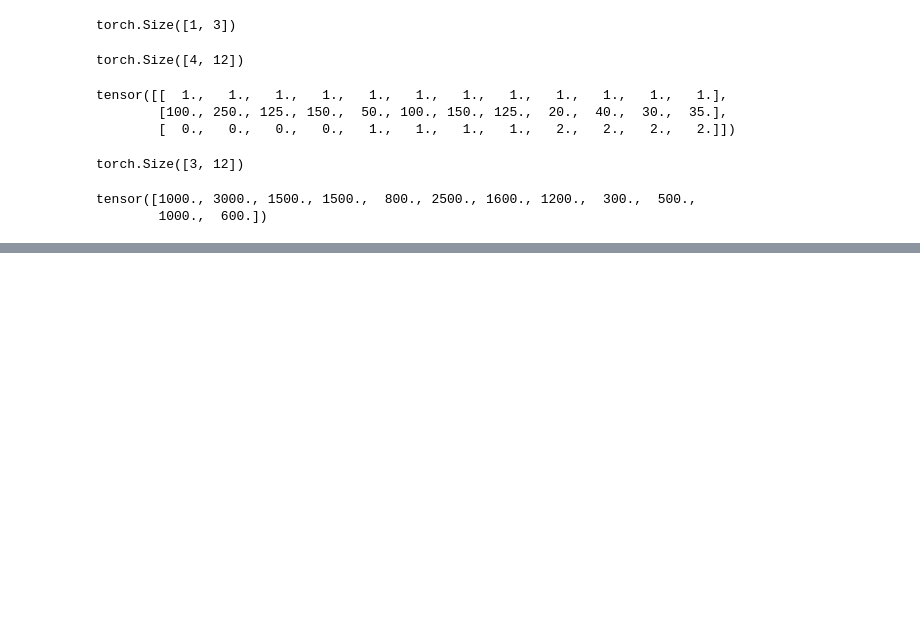
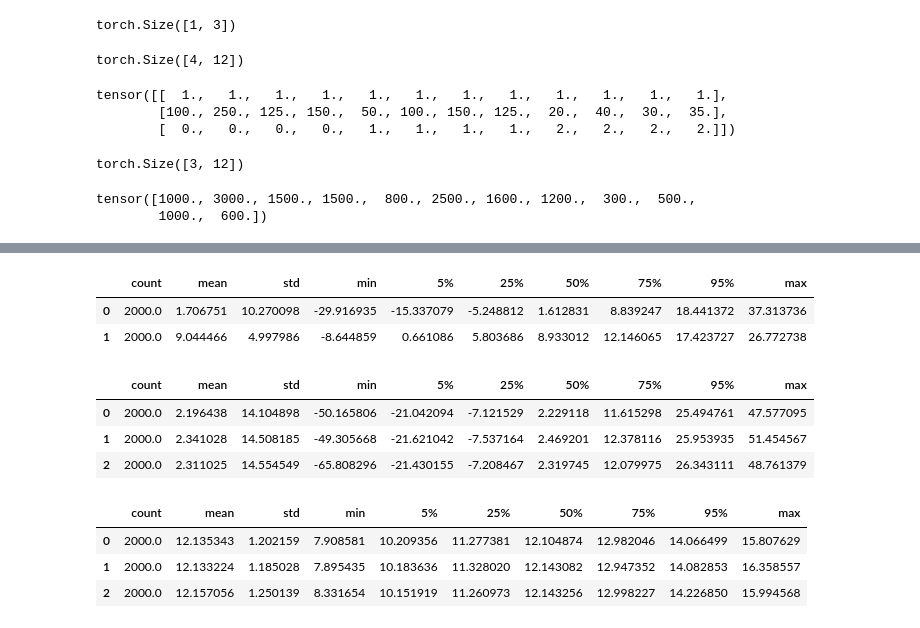
Before and after one commit to ageil/Probabilistic-Programming, a Jupyter notebook: model/SimpleModel.ipynb, the cells around one changed output, grey strips where cells are left out. Drawn from its saved outputs; the diff is of its cells as text; code cells hidden in the pictures; blank space fills up the shorter version.

Commit message:
vectorized simple model, loaded initial data

```diff
--- a/model/SimpleModel.ipynb
+++ b/model/SimpleModel.ipynb
@@ -89,44 +129,47 @@ def model(t_data, p_data, y):
     num_p_indeps -= 1 # The last p_indep is just the type.
 
     # construct necessary plates over each level
-    type_plate = pyro.plate("type", num_types)
-    post_plate = pyro.plate("post", num_posts)
-    t_indep_plate = pyro.plate("t_indep", num_t_indeps)
-    p_indep_plate = pyro.plate("p_indep", num_p_indeps)
+    type_plate = pyro.plate("type", num_types, dim=-1)
+    post_plate = pyro.plate("post", num_posts, dim=-1)
+    t_indep_plate = pyro.plate("t_indep", num_t_indeps, dim=-1)
+    p_indep_plate = pyro.plate("p_indep", num_p_indeps, dim=-2)
 
 
     # type-level regression variables (shared across all types)
     # one coef for each type-level indep var for each of num_p_indeps type-level regressions
     # each row are the coefficients for a different type-level regression
     # eta in proposal
-    type_level_coefs = torch.empty((num_p_indeps, num_t_indeps,)) # (2,1)
-    for pi in p_indep_plate:
-        for ti in t_indep_plate:
-            type_level_coefs[pi, ti] = pyro.sample(f"type_level_coef_{ti}_on_pi_{pi}", dist.Normal(0, 10))
+    eta = torch.empty((num_p_indeps, num_t_indeps,)) # (2,1)
+    with t_indep_plate as ti:
+        with p_indep_plate as pi:
+            eta[pi, ti] = pyro.sample("eta", dist.Normal(torch.zeros_like(eta), 10)).reshape(2)
 
 
     # Run a type-level regression for the coef on each post-level variable
     # phi in proposal
-    type_varying_post_level_coefs = torch.empty((num_p_indeps, num_types,)) # (2,3)
-    for pi in p_indep_plate:
-        for t in type_plate:
-            type_varying_post_level_coef_mu = torch.dot(type_level_coefs[pi,:], t_data[:,t])
+    phi = torch.empty((num_p_indeps, num_types,)) # (2,3)
+    with type_plate as t:
+        with p_indep_plate as pi:
+            phi_mu = torch.matmul(eta[pi,:], t_data[:,t])  # (num_p_indeps, num_t_indeps)   (num_t_indeps, num_types)
+            # phi_mu = torch.dot(eta[pi,:], t_data[:,t])
 
             # get the restulting type-varying post-level coefficient
-            type_varying_post_level_coefs[pi,t] = pyro.sample(f"type_{t}_post_level_coef_{pi}",
-                                                              dist.Normal(type_varying_post_level_coef_mu, 10.))
+            phi_prior = dist.Normal(phi_mu, 10. * torch.ones_like(phi_mu))
+            samp = pyro.sample("phi", phi_prior)
+            phi = samp
 
     # for each post, use the correct set of coefficients to run our post-level regression
-    for p in post_plate:
-        t = int(p_data[-1,p])
+    with post_plate as p:
+        t = p_data[-1,p].long()
 
-        coefs = type_varying_post_level_coefs[:,t] # phi for this post.
+        coefs = phi[:,t] # phi for this post.
         indeps = p_data[:-1,p] # indep vars for this post
         # calculate the mean
-        mu = torch.dot(coefs, indeps)
+        mu = torch.matmul(coefs.T, indeps)  # (num_p_indeps, 1).T  (num_p_indeps, num_posts)
+        # mu = torch.dot(coefs, indeps)
 
         # sample
-        pyro.sample(f"obs_{t}_{p}", dist.Normal(mu, 1000.), obs=y[p])
+        pyro.sample("obs", dist.Normal(mu, 1000.), obs=y[p])
 # %%
 # # x is a 3D tensor
 # def guide(t_data, p_data, y):
@@ -200,3 +253,26 @@ def summary_types(samples):
+# %%
+m = pd.DataFrame(hmc_samples['eta'][:,:,0])
+m.describe(percentiles=[.05, 0.25, 0.5, 0.75, 0.95]).transpose()
+# %% [output]
+|  | count | mean | std | min | 5% | 25% | 50% | 75% | 95% | max |
+| 0 | 2000.0 | 1.706751 | 10.270098 | -29.916935 | -15.337079 | -5.248812 | 1.612831 | 8.839247 | 18.441372 | 37.313736 |
+| 1 | 2000.0 | 9.044466 | 4.997986 | -8.644859 | 0.661086 | 5.803686 | 8.933012 | 12.146065 | 17.423727 | 26.772738 |
+# %%
+m = pd.DataFrame(hmc_samples['phi'][:,0,:])
+m.describe(percentiles=[.05, 0.25, 0.5, 0.75, 0.95]).transpose()
+# %% [output]
+|  | count | mean | std | min | 5% | 25% | 50% | 75% | 95% | max |
+| 0 | 2000.0 | 2.196438 | 14.104898 | -50.165806 | -21.042094 | -7.121529 | 2.229118 | 11.615298 | 25.494761 | 47.577095 |
+| 1 | 2000.0 | 2.341028 | 14.508185 | -49.305668 | -21.621042 | -7.537164 | 2.469201 | 12.378116 | 25.953935 | 51.454567 |
+| 2 | 2000.0 | 2.311025 | 14.554549 | -65.808296 | -21.430155 | -7.208467 | 2.319745 | 12.079975 | 26.343111 | 48.761379 |
+# %%
+m = pd.DataFrame(hmc_samples['phi'][:,1,:])
+m.describe(percentiles=[.05, 0.25, 0.5, 0.75, 0.95]).transpose()
+# %% [output]
+|  | count | mean | std | min | 5% | 25% | 50% | 75% | 95% | max |
+| 0 | 2000.0 | 12.135343 | 1.202159 | 7.908581 | 10.209356 | 11.277381 | 12.104874 | 12.982046 | 14.066499 | 15.807629 |
+| 1 | 2000.0 | 12.133224 | 1.185028 | 7.895435 | 10.183636 | 11.328020 | 12.143082 | 12.947352 | 14.082853 | 16.358557 |
+| 2 | 2000.0 | 12.157056 | 1.250139 | 8.331654 | 10.151919 | 11.260973 | 12.143256 | 12.998227 | 14.226850 | 15.994568 |
 # %%
 hmc_samples
 # %% [output]
```
Also changed, not shown: parts of 15 cells of this notebook.
